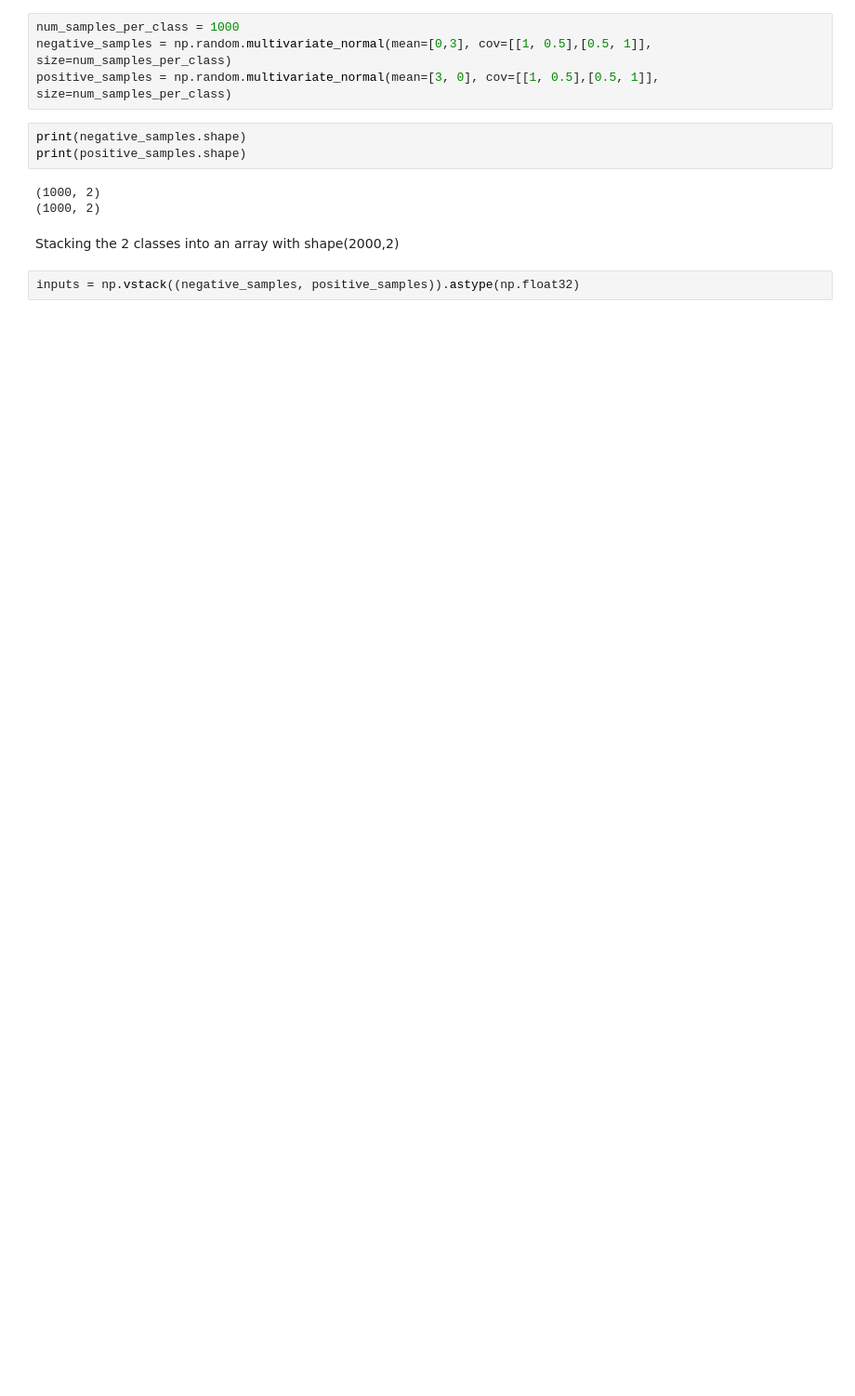
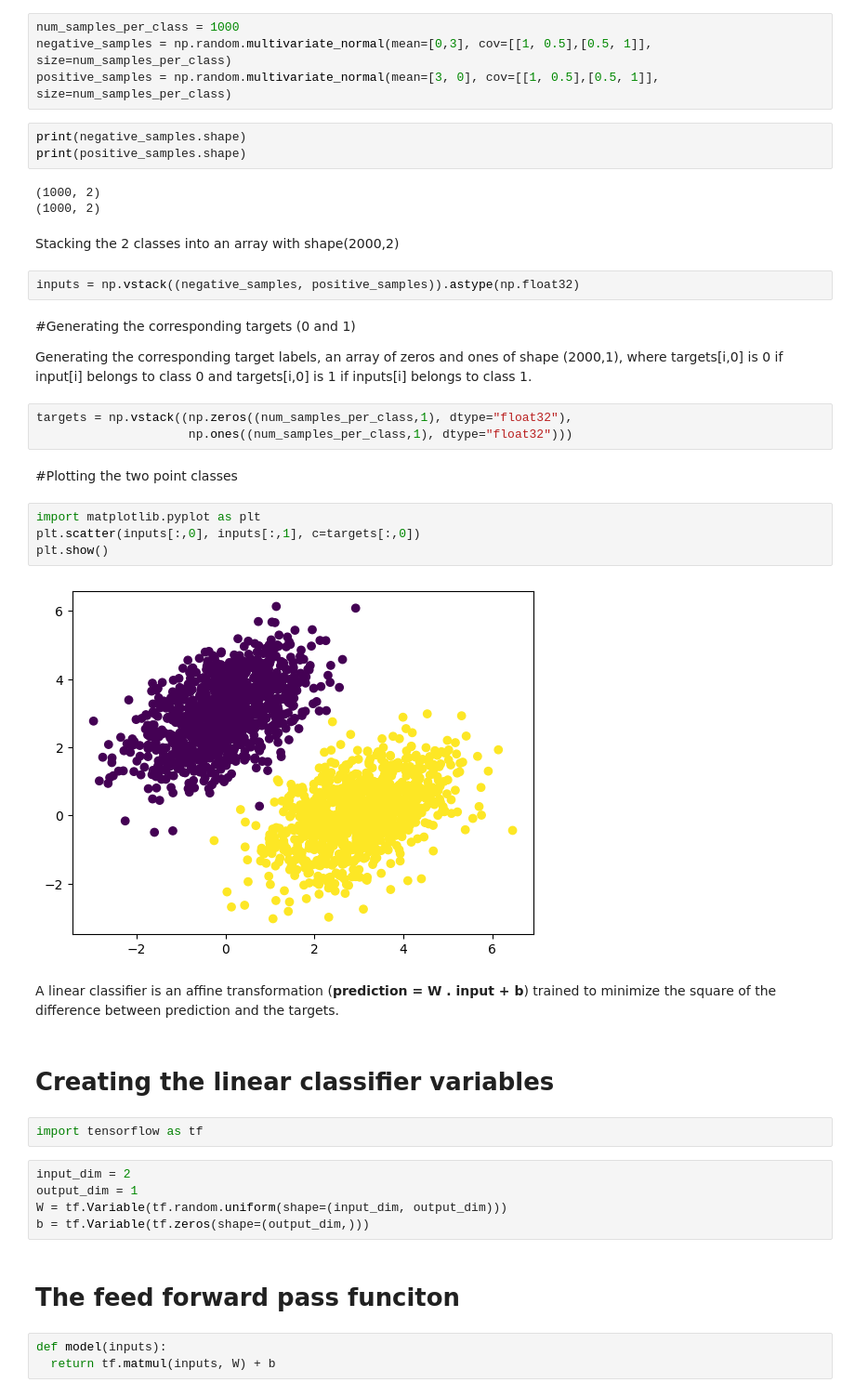
Before and after one commit to a2r4vind/Machine-Learning-Models, a Jupyter notebook: LinearClassifierFromScratchinTensorflow.ipynb, the cells around one changed output. Shown at 93% size. Cells and saved outputs as stored; diff of their text form; blank space fills up the shorter version.

```diff
--- a/LinearClassifierFromScratchinTensorflow.ipynb
+++ b/LinearClassifierFromScratchinTensorflow.ipynb
@@ -20,3 +30,34 @@ print(positive_samples.shape)
 Stacking the 2 classes into an array with shape(2000,2)
 # %%
 inputs = np.vstack((negative_samples, positive_samples)).astype(np.float32)
+# %% [markdown]
+#Generating the corresponding targets (0 and 1)
+
+Generating the corresponding target labels, an array of zeros and ones of shape (2000,1), where targets[i,0] is 0 if input[i] belongs to class 0 and targets[i,0] is 1 if inputs[i] belongs to class 1.
+# %%
+targets = np.vstack((np.zeros((num_samples_per_class,1), dtype="float32"),
+                     np.ones((num_samples_per_class,1), dtype="float32")))
+# %% [markdown]
+#Plotting the two point classes
+# %%
+import matplotlib.pyplot as plt
+plt.scatter(inputs[:,0], inputs[:,1], c=targets[:,0])
+plt.show()
+# %% [output]
+[figure, added]
+# %% [markdown]
+A linear classifier is an affine transformation (**prediction = W . input + b**) trained to minimize the square of the difference between prediction and the targets.
+# %% [markdown]
+# Creating the linear classifier variables
+# %%
+import tensorflow as tf
+# %%
+input_dim = 2
+output_dim = 1
+W = tf.Variable(tf.random.uniform(shape=(input_dim, output_dim)))
+b = tf.Variable(tf.zeros(shape=(output_dim,)))
+# %% [markdown]
+# The feed forward pass funciton
+# %%
+def model(inputs):
+  return tf.matmul(inputs, W) + b
```
Also changed, not shown: parts of 10 cells of this notebook.
